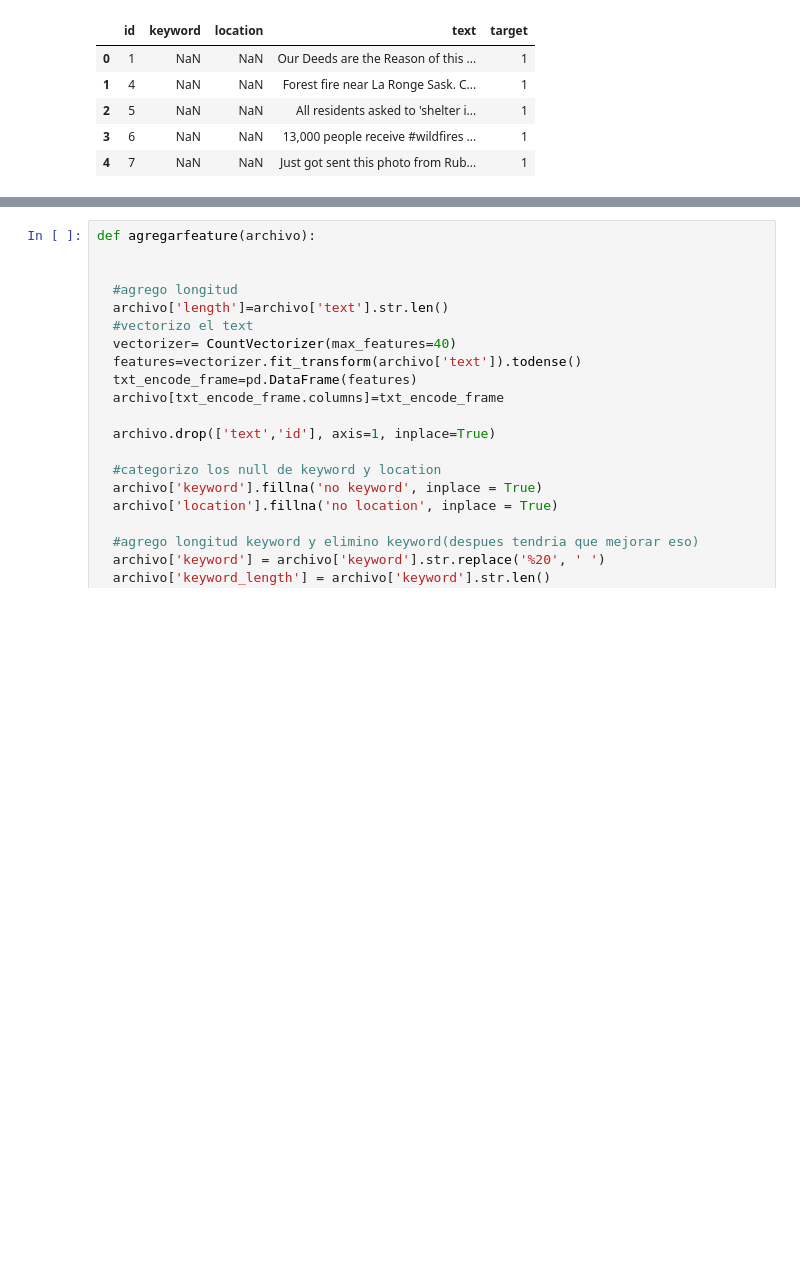
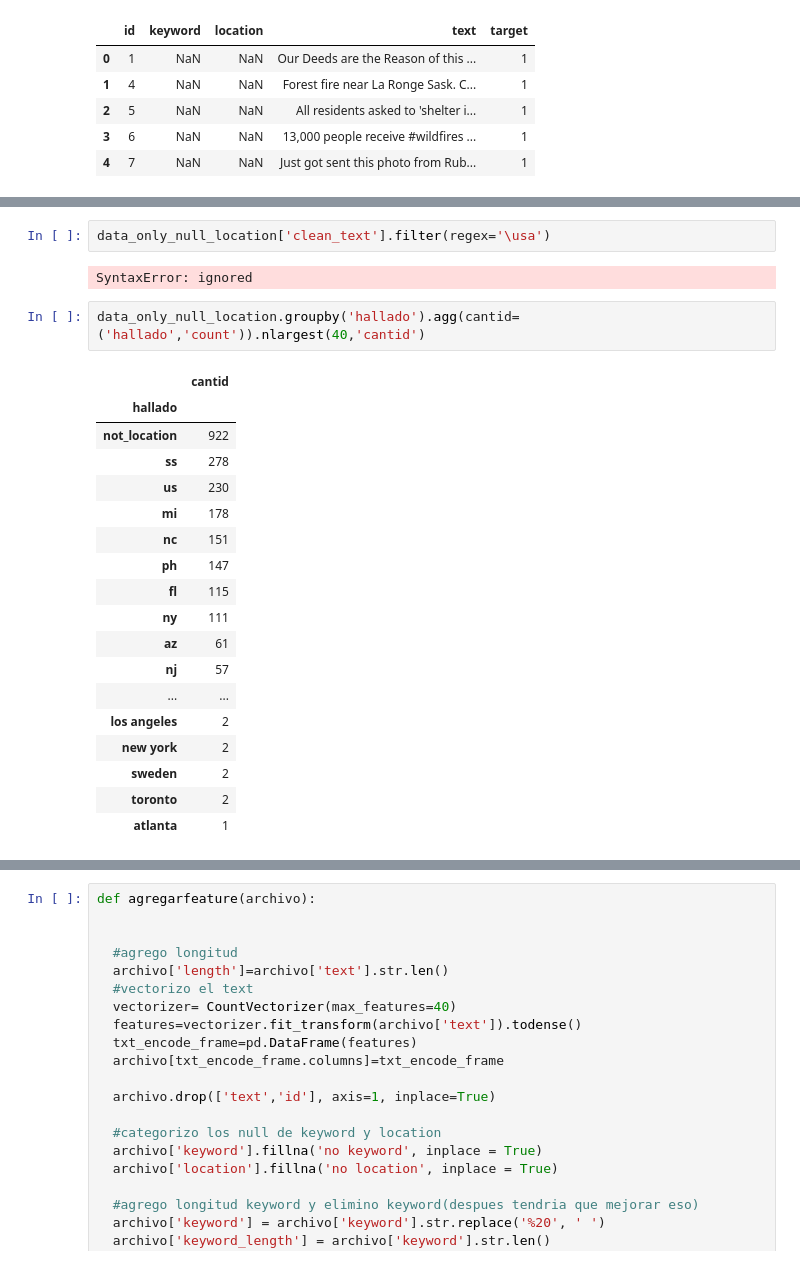
Before and after one commit to tomifarall/Orga-Datos-Tp2, a Jupyter notebook: yusmachinelearning.ipynb, the cells around one changed output, grey strips where cells are left out. Saved outputs shown, nothing was run; the diff lists cells and outputs as text; blank space fills up the shorter version.

```diff
--- a/yusmachinelearning.ipynb
+++ b/yusmachinelearning.ipynb
@@ -89,0 +290,25 @@ data.head()
+# %%
+data_only_null_location['clean_text'].filter(regex='\usa')
+# %% [output]
+SyntaxError: ignored
+# %%
+data_only_null_location.groupby('hallado').agg(cantid=('hallado','count')).nlargest(40,'cantid')
+# %% [output]
+|  | cantid |
+| hallado |  |
+| not_location | 922 |
+| ss | 278 |
+| us | 230 |
+| mi | 178 |
+| nc | 151 |
+| ph | 147 |
+| fl | 115 |
+| ny | 111 |
+| az | 61 |
+| nj | 57 |
+| ... | ... |
+| los angeles | 2 |
+| new york | 2 |
+| sweden | 2 |
+| toronto | 2 |
+| atlanta | 1 |
```
Also changed, not shown: parts of 19 cells of this notebook.
